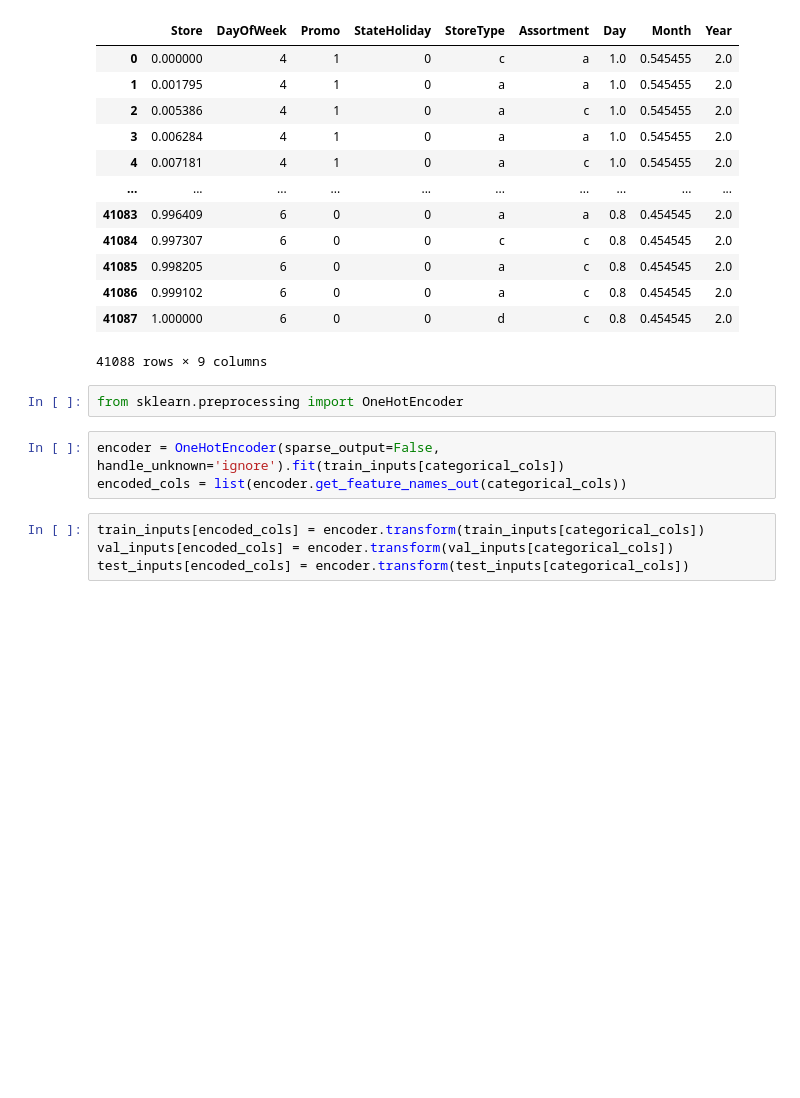
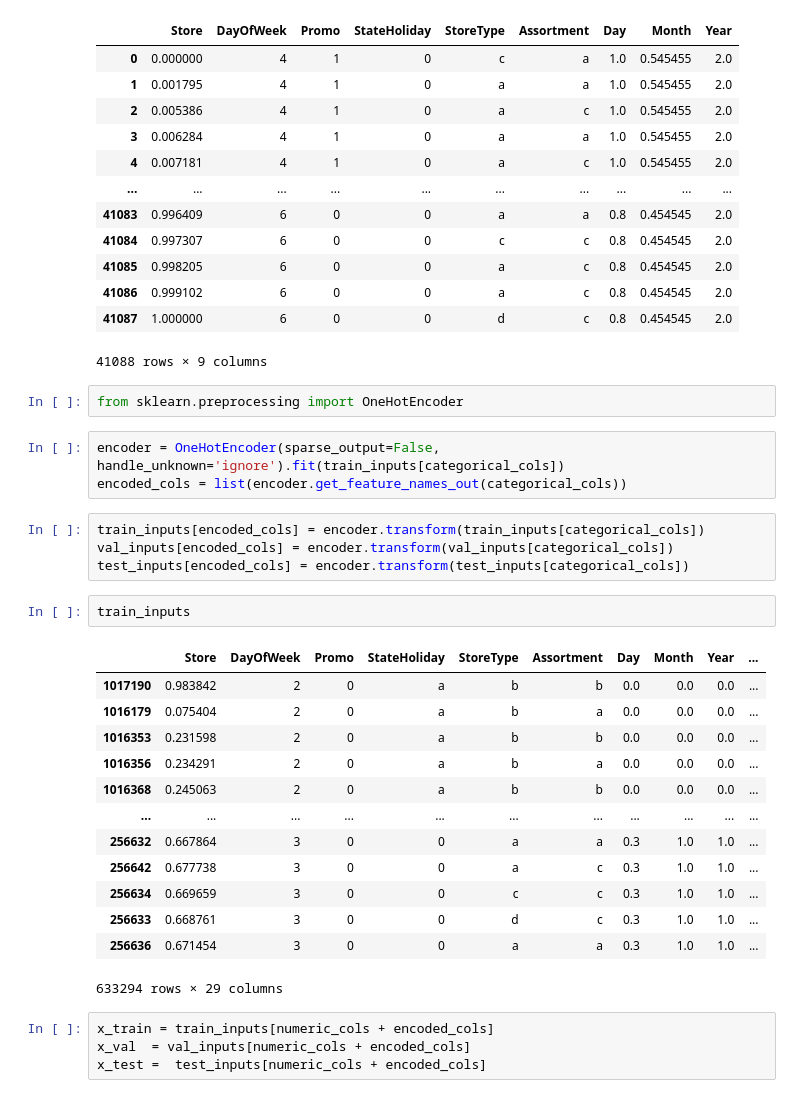
Before and after one commit to Imran1hp/Machine-Learning, a Jupyter notebook: Rossmann_store_sales_prob.ipynb, the cells around one changed output. Cells and saved outputs as stored; diff of their text form; blank space fills up the shorter version.

```diff
--- a/Rossmann_store_sales_prob.ipynb
+++ b/Rossmann_store_sales_prob.ipynb
@@ -476,3 +476,23 @@ encoded_cols = list(encoder.get_feature_names_out(categorical_cols))
 train_inputs[encoded_cols] = encoder.transform(train_inputs[categorical_cols])
 val_inputs[encoded_cols] = encoder.transform(val_inputs[categorical_cols])
 test_inputs[encoded_cols] = encoder.transform(test_inputs[categorical_cols])
+# %%
+train_inputs
+# %% [output]
+|  | Store | DayOfWeek | Promo | StateHoliday | StoreType | Assortment | Day | Month | Year | ... |
+| 1017190 | 0.983842 | 2 | 0 | a | b | b | 0.0 | 0.0 | 0.0 | ... |
+| 1016179 | 0.075404 | 2 | 0 | a | b | a | 0.0 | 0.0 | 0.0 | ... |
+| 1016353 | 0.231598 | 2 | 0 | a | b | b | 0.0 | 0.0 | 0.0 | ... |
+| 1016356 | 0.234291 | 2 | 0 | a | b | a | 0.0 | 0.0 | 0.0 | ... |
+| 1016368 | 0.245063 | 2 | 0 | a | b | b | 0.0 | 0.0 | 0.0 | ... |
+| ... | ... | ... | ... | ... | ... | ... | ... | ... | ... | ... |
+| 256632 | 0.667864 | 3 | 0 | 0 | a | a | 0.3 | 1.0 | 1.0 | ... |
+| 256642 | 0.677738 | 3 | 0 | 0 | a | c | 0.3 | 1.0 | 1.0 | ... |
+| 256634 | 0.669659 | 3 | 0 | 0 | c | c | 0.3 | 1.0 | 1.0 | ... |
+| 256633 | 0.668761 | 3 | 0 | 0 | d | c | 0.3 | 1.0 | 1.0 | ... |
+| 256636 | 0.671454 | 3 | 0 | 0 | a | a | 0.3 | 1.0 | 1.0 | ... |
+633294 rows × 29 columns
+# %%
+x_train = train_inputs[numeric_cols + encoded_cols]
+x_val  = val_inputs[numeric_cols + encoded_cols]
+x_test =  test_inputs[numeric_cols + encoded_cols]
```
